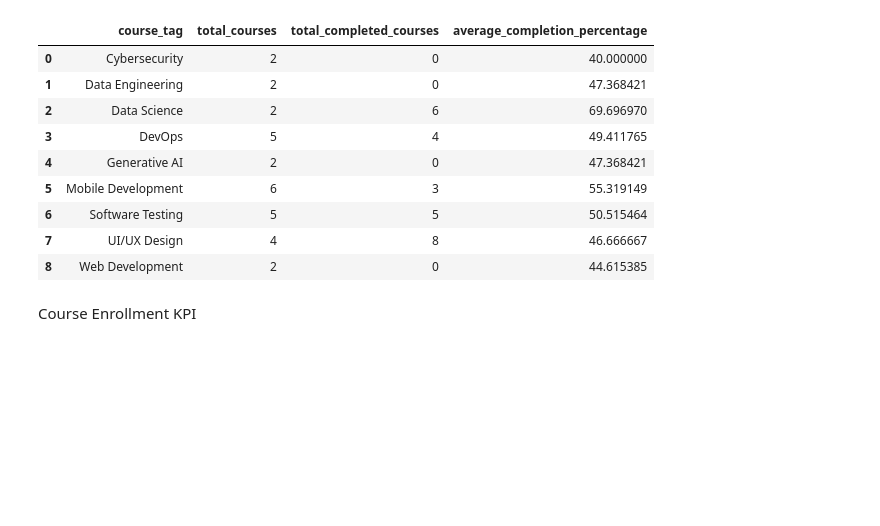
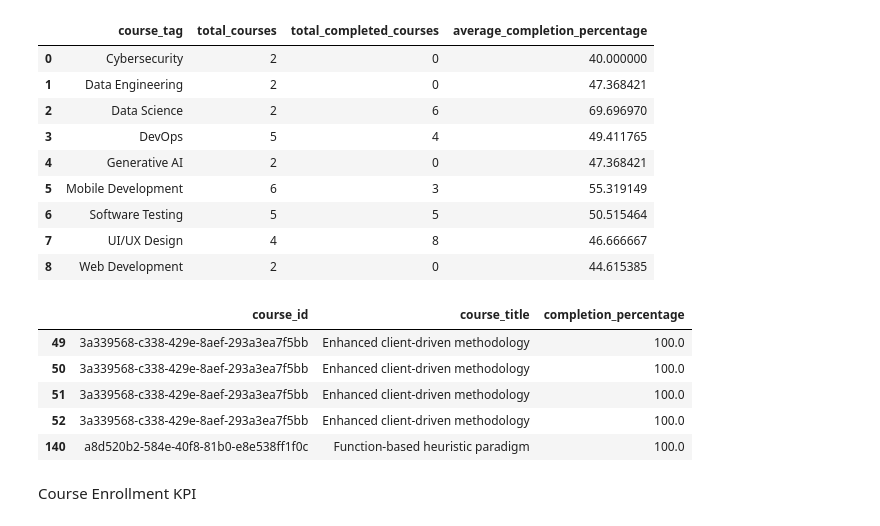
Before and after one commit to vikasreddy1406/Course_completion_project, a Jupyter notebook: data_engineering/data_report_script.ipynb, the cells around one changed output. Drawn from its saved outputs; the diff is of its cells as text; code cells hidden in the pictures; blank space fills up the shorter version.

```diff
--- a/data_engineering/data_report_script.ipynb
+++ b/data_engineering/data_report_script.ipynb
@@ -330,6 +343,18 @@ display(course_completion_by_tag)
 | 6 | Software Testing | 5 | 5 | 50.515464 |
 | 7 | UI/UX Design | 4 | 8 | 46.666667 |
 | 8 | Web Development | 2 | 0 | 44.615385 |
+# %%
+top_5_courses = final_df.nlargest(10, 'completion_percentage')
+
+
+top_5_courses[['course_id', 'course_title', 'completion_percentage']].head()
+# %% [output]
+|  | course_id | course_title | completion_percentage |
+| 49 | 3a339568-c338-429e-8aef-293a3ea7f5bb | Enhanced client-driven methodology | 100.0 |
+| 50 | 3a339568-c338-429e-8aef-293a3ea7f5bb | Enhanced client-driven methodology | 100.0 |
+| 51 | 3a339568-c338-429e-8aef-293a3ea7f5bb | Enhanced client-driven methodology | 100.0 |
+| 52 | 3a339568-c338-429e-8aef-293a3ea7f5bb | Enhanced client-driven methodology | 100.0 |
+| 140 | a8d520b2-584e-40f8-81b0-e8e538ff1f0c | Function-based heuristic paradigm | 100.0 |
 # %% [markdown]
 Course Enrollment KPI
 # %%
```
Also changed, not shown: parts of 5 cells of this notebook, 6 other files.
